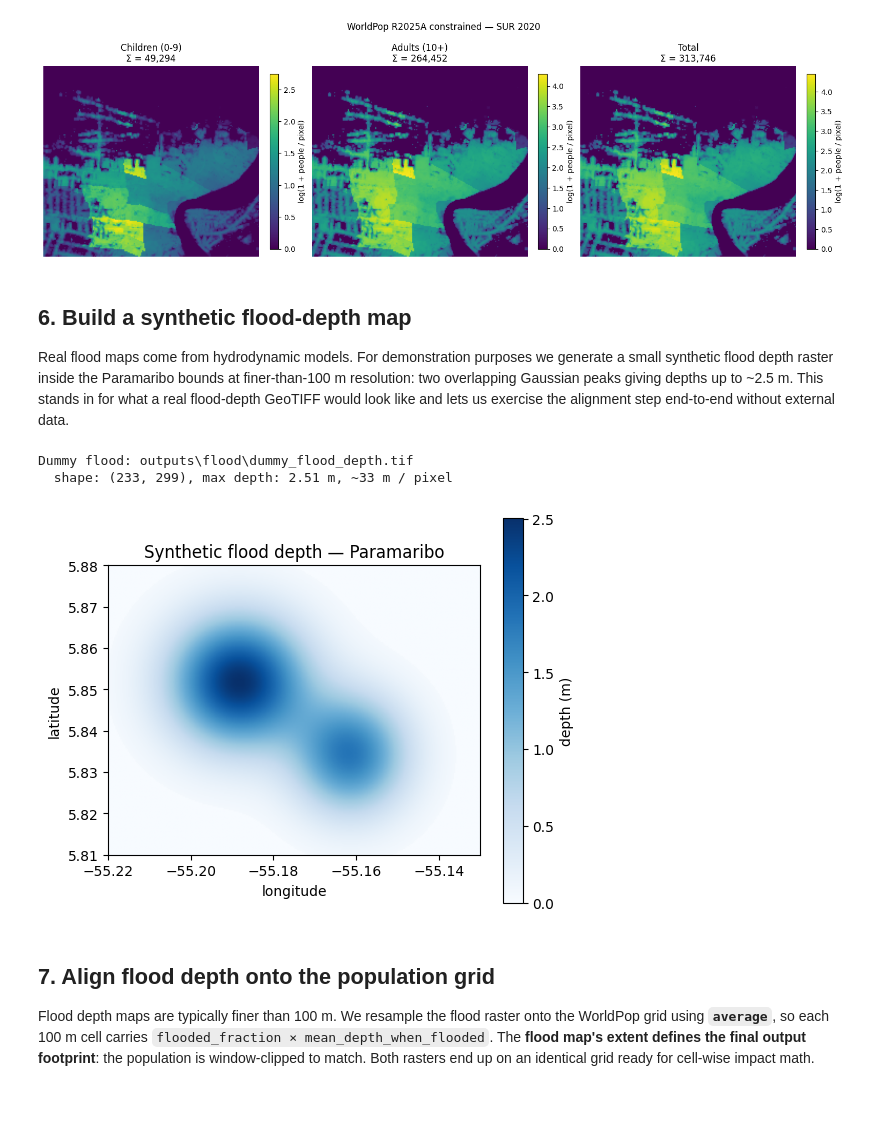
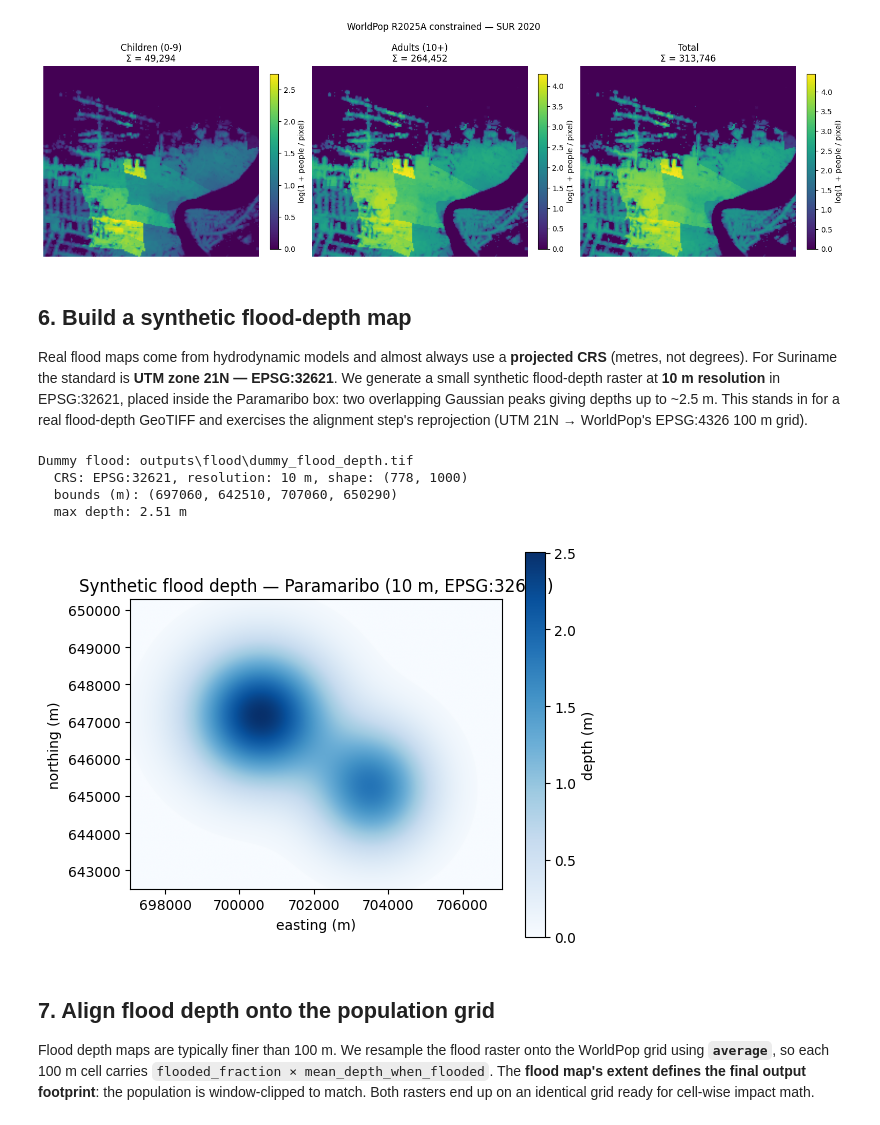
Before and after one commit to Deltares-research/D-Health-Microbial, a Jupyter notebook: examples/pre_processing.ipynb, the cells around one changed output. Drawn from its saved outputs; the diff is of its cells as text; code cells hidden in the pictures.

```diff
--- a/examples/pre_processing.ipynb
+++ b/examples/pre_processing.ipynb
@@ -84,54 +90,66 @@ plt.show()
 # %% [markdown]
 ## 6. Build a synthetic flood-depth map
 
-Real flood maps come from hydrodynamic models. For demonstration purposes we generate a small synthetic flood depth raster inside the Paramaribo bounds at finer-than-100 m resolution: two overlapping Gaussian peaks giving depths up to ~2.5 m. This stands in for what a real flood-depth GeoTIFF would look like and lets us exercise the alignment step end-to-end without external data.
+Real flood maps come from hydrodynamic models and almost always use a **projected CRS** (metres, not degrees). For Suriname the standard is **UTM zone 21N — EPSG:32621**. We generate a small synthetic flood-depth raster at **10 m resolution** in EPSG:32621, placed inside the Paramaribo box: two overlapping Gaussian peaks giving depths up to ~2.5 m. This stands in for a real flood-depth GeoTIFF and exercises the alignment step's reprojection (UTM 21N → WorldPop's EPSG:4326 100 m grid).
 # %%
 from rasterio.transform import from_bounds as transform_from_bounds
+from rasterio.warp import transform_bounds
 
-# Synthetic flood inside Paramaribo at ~33 m resolution (0.0003° ≈ 33 m at 5.85°N)
-flood_bounds = (-55.22, 5.81, -55.13, 5.88)
-res = 0.0003
+flood_crs = "EPSG:32621"   # UTM zone 21N — Suriname
+res = 10.0                  # metres
 
-xmin, ymin, xmax, ymax = flood_bounds
-width = int((xmax - xmin) / res)
-height = int((ymax - ymin) / res)
+# Sub-area within Paramaribo (lat/lon) projected to UTM 21N
+flood_bounds_4326 = (-55.22, 5.81, -55.13, 5.88)
+xmin, ymin, xmax, ymax = transform_bounds("EPSG:4326", flood_crs, *flood_bounds_4326)
+# Snap outwards to a 10 m grid
+xmin = np.floor(xmin / res) * res
+ymin = np.floor(ymin / res) * res
+xmax = np.ceil(xmax / res) * res
+ymax = np.ceil(ymax / res) * res
+
+width = int(round((xmax - xmin) / res))
+height = int(round((ymax - ymin) / res))
 
 yy, xx = np.mgrid[0:height, 0:width]
 depth = np.zeros((height, width), dtype=np.float32)
 for cx_frac, cy_frac, peak, sx_frac, sy_frac in [
     (0.35, 0.40, 2.5, 0.18, 0.22),
     (0.65, 0.65, 1.8, 0.15, 0.20),
 ]:
     cx, cy = cx_frac * width, cy_frac * height
     sx, sy = sx_frac * width, sy_frac * height
     depth += peak * np.exp(-(((xx - cx) / sx) ** 2 + ((yy - cy) / sy) ** 2))
 depth[depth < 0.05] = 0  # noise floor
 
 flood_path = output_dir / "flood" / "dummy_flood_depth.tif"
 flood_path.parent.mkdir(parents=True, exist_ok=True)
 transform = transform_from_bounds(xmin, ymin, xmax, ymax, width, height)
 profile = dict(
     driver="GTiff", height=height, width=width, count=1, dtype="float32",
-    crs="EPSG:4326", transform=transform, nodata=0, compress="deflate",
+    crs=flood_crs, transform=transform, nodata=0, compress="deflate",
 )
 with rasterio.open(flood_path, "w", **profile) as dst:
     dst.write(depth, 1)
     dst.descriptions = ("flood_depth_m",)
 
 print(f"Dummy flood: {flood_path}")
-print(f"  shape: {depth.shape}, max depth: {depth.max():.2f} m, ~{res * 111_000:.0f} m / pixel")
+print(f"  CRS: {flood_crs}, resolution: {res:.0f} m, shape: {depth.shape}")
+print(f"  bounds (m): ({xmin:.0f}, {ymin:.0f}, {xmax:.0f}, {ymax:.0f})")
+print(f"  max depth: {depth.max():.2f} m")
 
 plt.figure(figsize=(6, 5))
 plt.imshow(depth, cmap="Blues", extent=(xmin, xmax, ymin, ymax))
 plt.colorbar(label="depth (m)")
-plt.title("Synthetic flood depth — Paramaribo")
-plt.xlabel("longitude")
-plt.ylabel("latitude")
+plt.title(f"Synthetic flood depth — Paramaribo (10 m, {flood_crs})")
+plt.xlabel("easting (m)")
+plt.ylabel("northing (m)")
 plt.show()
 # %% [output]
 Dummy flood: outputs\flood\dummy_flood_depth.tif
-  shape: (233, 299), max depth: 2.51 m, ~33 m / pixel
+  CRS: EPSG:32621, resolution: 10 m, shape: (778, 1000)
+  bounds (m): (697060, 642510, 707060, 650290)
+  max depth: 2.51 m
-[figure, old version]
+[figure, new version]
 # %% [markdown]
 ## 7. Align flood depth onto the population grid
 
```
Also changed, not shown: parts of 3 cells of this notebook, 3 other files.
